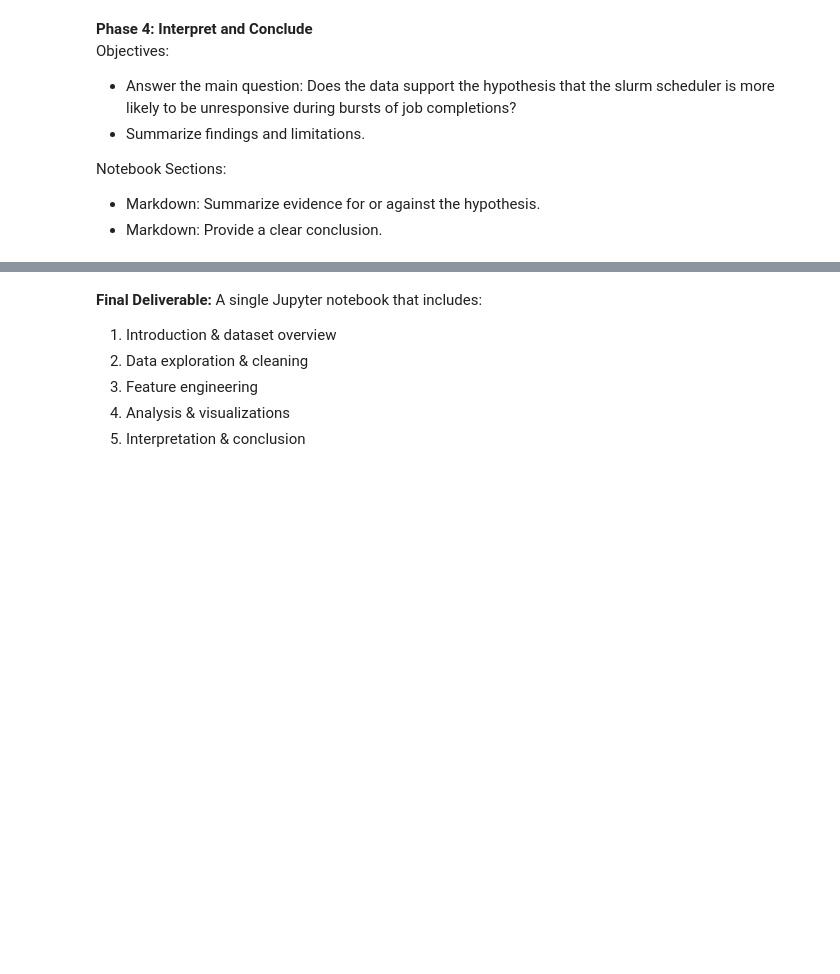
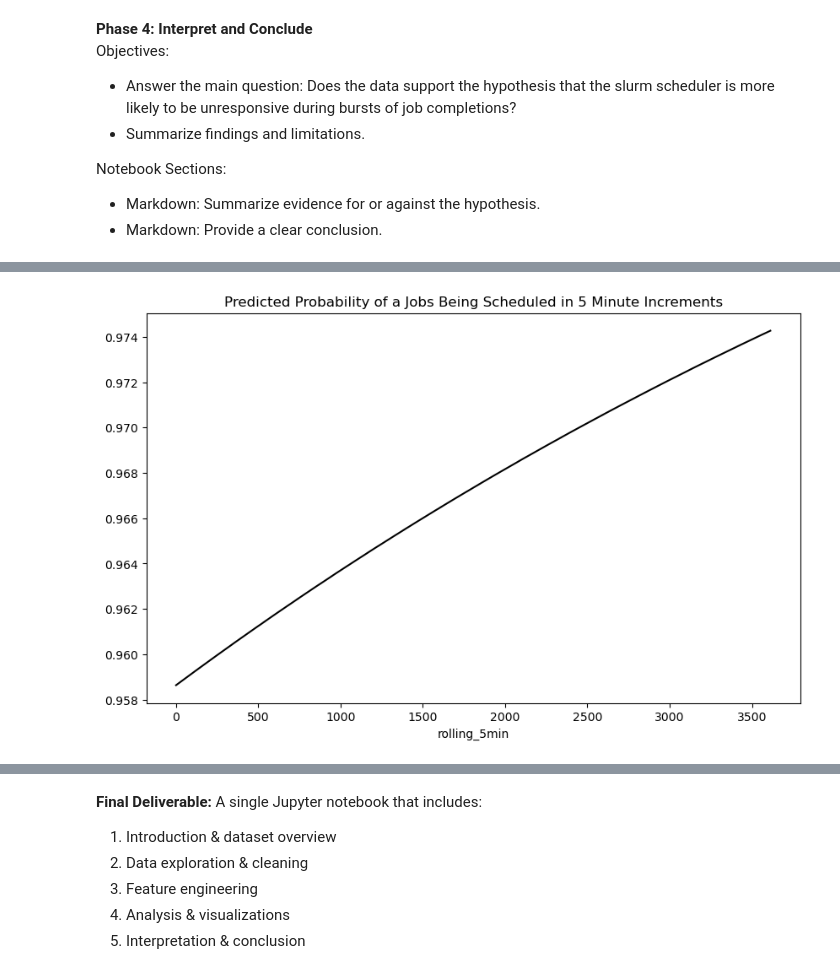
Before and after one commit to nss-data-science-cohort-9/accre-joshwtacker, a Jupyter notebook: notebooks/accre_JT.ipynb, the cells around one changed output, grey strips where cells are left out. Drawn from its saved outputs; the diff is of its cells as text; code cells hidden in the pictures; blank space fills up the shorter version.

```diff
--- a/notebooks/accre_JT.ipynb
+++ b/notebooks/accre_JT.ipynb
@@ -353,0 +355,2 @@ Name: count, dtype: int64
+# %%
+all_jobs_and_logs['rolling_1min'] = all_jobs_and_logs.rolling(window = '1min', on='END')['JOBID'].count()
@@ -388,0 +742,21 @@ Notebook Sections:
+# %%
+fig, ax = plt.subplots(figsize=(10, 6))
+
+fit_df = pd.DataFrame({
+    'rolling_5min': np.linspace(start=all_jobs_and_logs['rolling_5min'].min(),
+                          stop=all_jobs_and_logs['rolling_5min'].max(),
+                          num=150)
+})
+
+fit_df['fit'] = jobs_complete_5min.predict(fit_df)
+
+fit_df.plot(x='rolling_5min',
+           y='fit',
+           legend=False,
+           ax=ax,  # Pass the axis object to the plot
+           color='black',
+           title='Predicted Probability of a Jobs Being Scheduled in 5 Minute Increments')
+
+plt.show()
+# %% [output]
+[figure, added]
```
Also changed, not shown: parts of 76 cells of this notebook.
